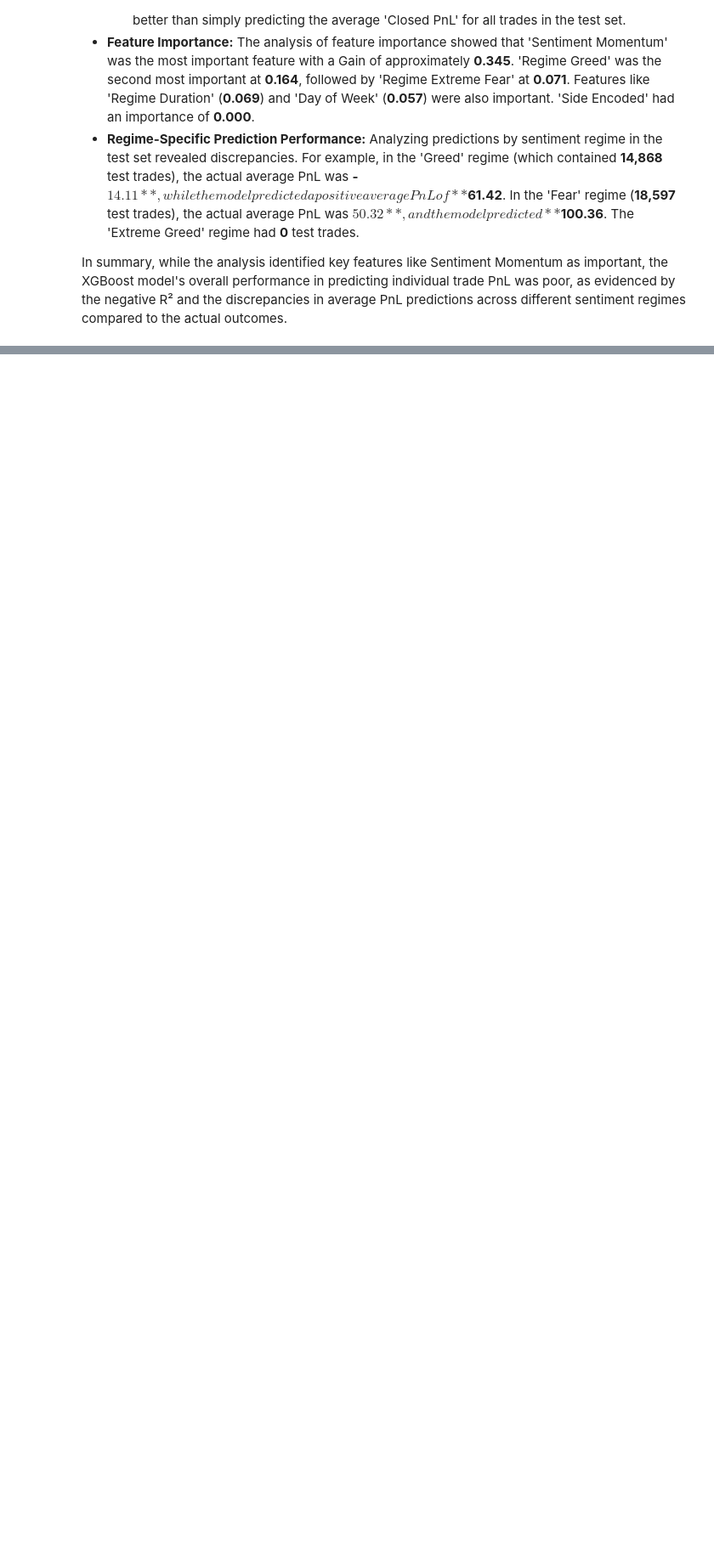
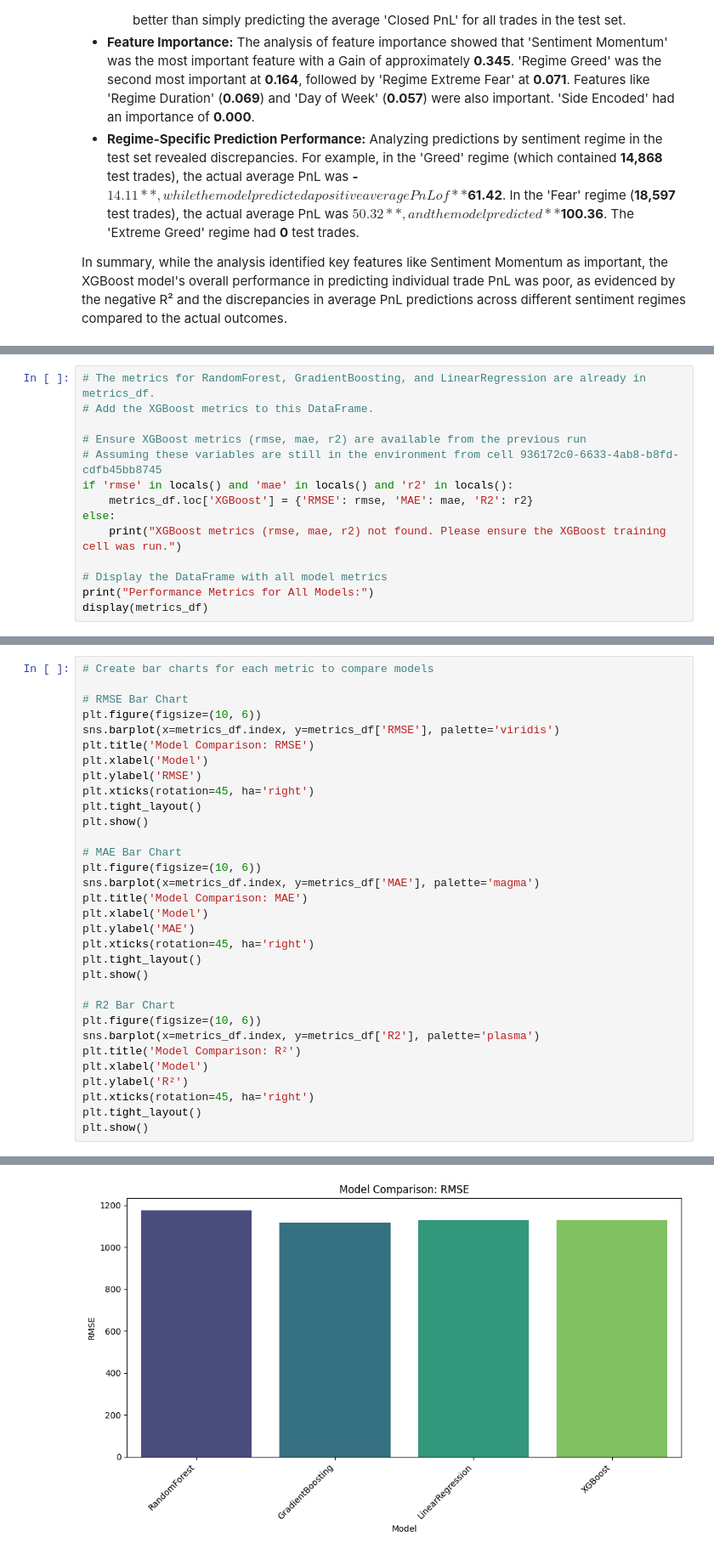
Before and after one commit to Rishabh1108ch/Trader_Behavior_Insights, a Jupyter notebook: MYpractice_Trader_Behavior_Insights_2310.ipynb, the cells around one changed output, grey strips where cells are left out. Shown at 85% size. Cells and saved outputs as stored; diff of their text form; blank space fills up the shorter version.

```diff
--- a/MYpractice_Trader_Behavior_Insights_2310.ipynb
+++ b/MYpractice_Trader_Behavior_Insights_2310.ipynb
@@ -1172,0 +1259,14 @@ Based on these quantitative findings, future work should numerically assess the
+# %%
+# The metrics for RandomForest, GradientBoosting, and LinearRegression are already in metrics_df.
+# Add the XGBoost metrics to this DataFrame.
+
+# Ensure XGBoost metrics (rmse, mae, r2) are available from the previous run
+# Assuming these variables are still in the environment from cell 936172c0-6633-4ab8-b8fd-cdfb45bb8745
+if 'rmse' in locals() and 'mae' in locals() and 'r2' in locals():
+    metrics_df.loc['XGBoost'] = {'RMSE': rmse, 'MAE': mae, 'R2': r2}
+else:
+    print("XGBoost metrics (rmse, mae, r2) not found. Please ensure the XGBoost training cell was run.")
+
+# Display the DataFrame with all model metrics
+print("Performance Metrics for All Models:")
+display(metrics_df)
@@ -1172,0 +1324,33 @@ Based on these quantitative findings, future work should numerically assess the
+# %%
+# Create bar charts for each metric to compare models
+
+# RMSE Bar Chart
+plt.figure(figsize=(10, 6))
+sns.barplot(x=metrics_df.index, y=metrics_df['RMSE'], palette='viridis')
+plt.title('Model Comparison: RMSE')
+plt.xlabel('Model')
+plt.ylabel('RMSE')
+plt.xticks(rotation=45, ha='right')
+plt.tight_layout()
+plt.show()
+
+# MAE Bar Chart
+plt.figure(figsize=(10, 6))
+sns.barplot(x=metrics_df.index, y=metrics_df['MAE'], palette='magma')
+plt.title('Model Comparison: MAE')
+plt.xlabel('Model')
+plt.ylabel('MAE')
+plt.xticks(rotation=45, ha='right')
+plt.tight_layout()
+plt.show()
+
+# R2 Bar Chart
+plt.figure(figsize=(10, 6))
+sns.barplot(x=metrics_df.index, y=metrics_df['R2'], palette='plasma')
+plt.title('Model Comparison: R²')
+plt.xlabel('Model')
+plt.ylabel('R²')
+plt.xticks(rotation=45, ha='right')
+plt.tight_layout()
+plt.show()
+# %% [output]
@@ -1172,0 +1360 @@ Based on these quantitative findings, future work should numerically assess the
+[figure, added]
```
Also changed, not shown: parts of 15 cells of this notebook.
